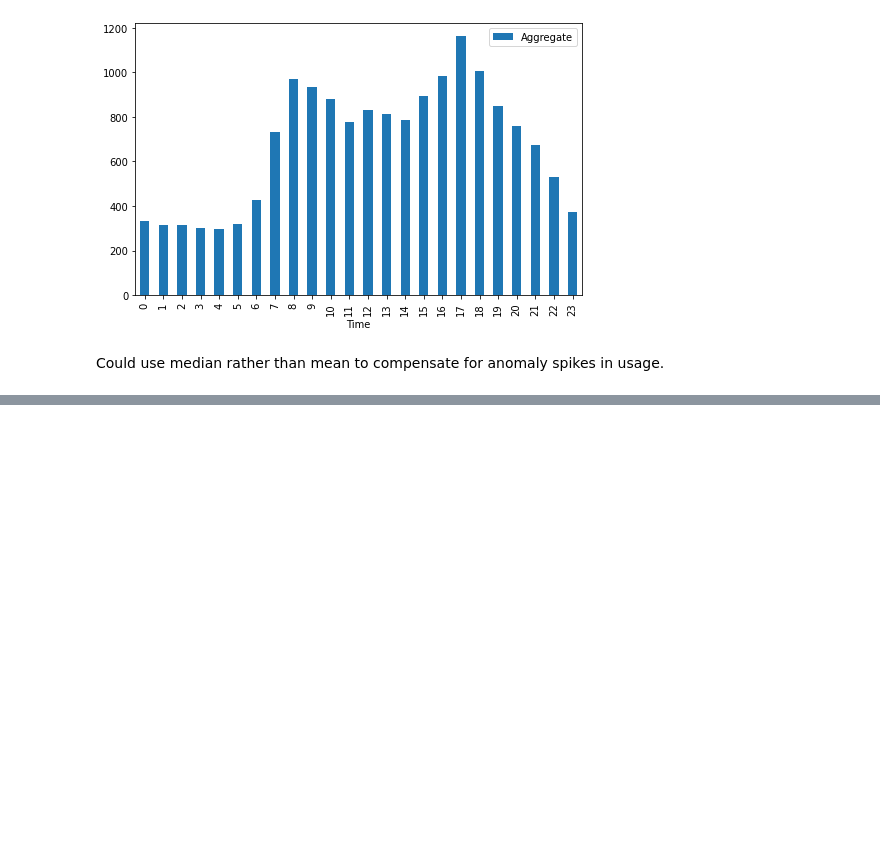
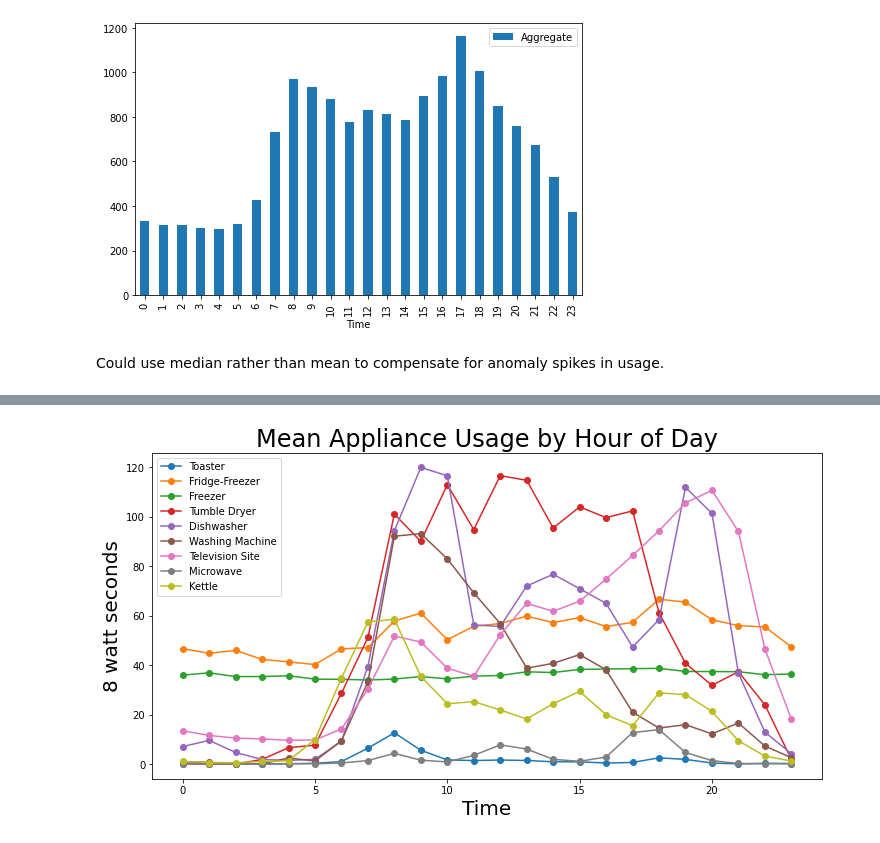
Before and after one commit to JessicaFB/SmartHouse_HackfromHome2021, a Jupyter notebook: SmartHouse_EDA.ipynb, the cells around one changed output, grey strips where cells are left out. Drawn from its saved outputs; the diff is of its cells as text; code cells hidden in the pictures; blank space fills up the shorter version.

Commit message:
Complete through hour of day average all appliances.

```diff
--- a/SmartHouse_EDA.ipynb
+++ b/SmartHouse_EDA.ipynb
@@ -387,19 +382,6 @@ df_dow.head(2)
 # %%
-df_dow_apps = df_dow.drop(['Time', 'Unix', 'Aggregate','Issues', 'day_of_week'], axis=1)
+df_dow_apps = df_dow.drop(['Time', 'Unix', 'Aggregate','Issues'], axis=1)
 # %%
 appliances = ['Toaster', 'Fridge-Freezer', 'Freezer', 'Tumble Dryer',
-              'Dishwasher', 'Washing Machine', 'Television Site', 'Microwave', 'Kettle']
+              'Dishwasher', 'Washing Machine', 'Television Site', 'Microwave', 'Kettle', 'day_of_week']
 df_dow_apps.columns = appliances
-# %%
-for apps in appliances:
-
-
-# Subplots; share x-axis
-fig, axes = plt.subplots(len(df.columns), 1, figsize=(20, 16), sharex=True)
-
-# Adjust space between
-fig.subplots_adjust(hspace=.75)
-
-for i, col in enumerate(df.columns):
-    ax = axes[i]
-    df[col].plot(ax=ax, title=col, legend=False)
@@ -413,0 +388,14 @@ for i, col in enumerate(df.columns):
+# %%
+# Recycle variable & remove 'day_of_week'
+appliances = ['Toaster', 'Fridge-Freezer', 'Freezer', 'Tumble Dryer',
+              'Dishwasher', 'Washing Machine', 'Television Site', 'Microwave', 'Kettle']
+fig, ax = plt.subplots(figsize=(12,6))
+for i, col in enumerate(appliances):
+    ax = df_dow_apps[['day_of_week', col]].groupby(df_dow_apps.day_of_week.index.hour).mean().plot(ax=ax, style="-o")
+
+plt.title('Mean Appliance Usage by Hour of Day', fontsize=24)
+plt.ylabel('8 watt seconds', fontsize=20) # Can convert to kWh
+plt.xlabel('Time', fontsize=20)
+plt.show()
+# %% [output]
+[figure, added]
```
Also changed, not shown: parts of 4 cells of this notebook.
